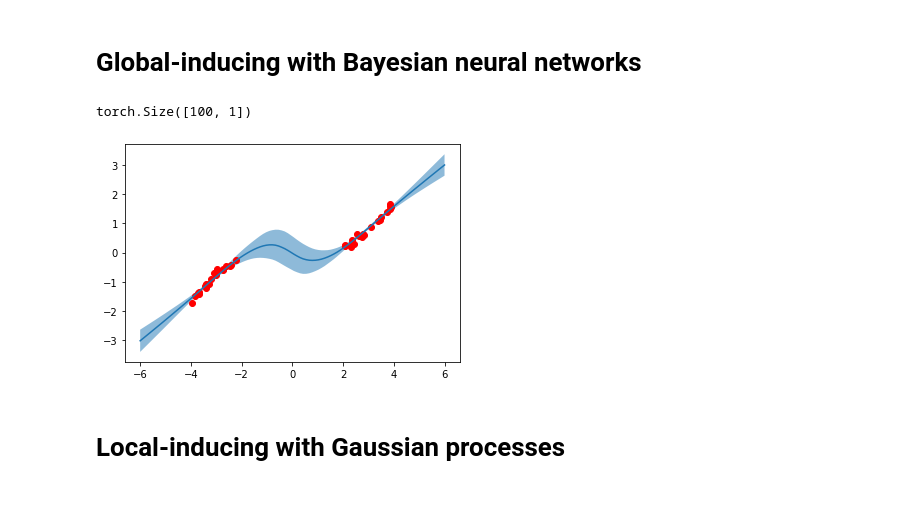
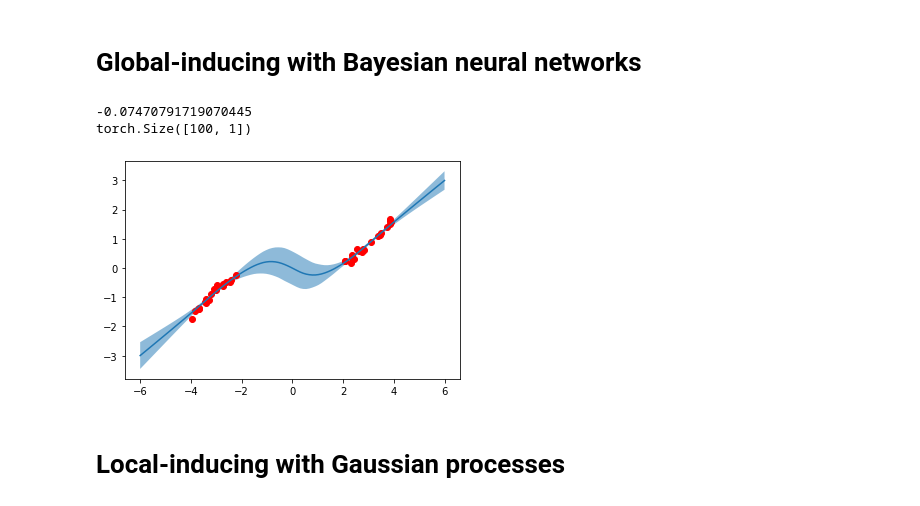
Before and after one commit to LaurenceA/bayesfunc, a Jupyter notebook: examples/simple.ipynb, the cells around one changed output. Cells and saved outputs as stored; diff of their text form; code cells hidden in the pictures.

```diff
--- a/examples/simple.ipynb
+++ b/examples/simple.ipynb
@@ -96,19 +97,20 @@ Global-inducing with Bayesian neural networks
 # %%
 inducing_batch=40
 net = nn.Sequential(
     bf.GILinear(in_features=1, out_features=50, inducing_batch=inducing_batch, bias=True),
     nn.ReLU(),
     bf.GILinear(in_features=50, out_features=50, inducing_batch=inducing_batch, bias=True),
     nn.ReLU(),
-    bf.GILinear(in_features=50, out_features=1, inducing_batch=inducing_batch, bias=True)
+    bf.GILinear(in_features=50, out_features=1, inducing_batch=inducing_batch, bias=True, full_prec=True)
 )
 net = bf.InducingWrapper(net, inducing_batch=inducing_batch, inducing_data=t.linspace(-4, 4, inducing_batch)[:, None])
 net = net.to(device=device, dtype=dtype)
 train(net)
 plot(net)
 # %% [output]
+-0.07470791719070445
 torch.Size([100, 1])
-[figure, old version]
+[figure, new version]
 # %% [markdown]
 Local-inducing with Gaussian processes
 ========
```
Also changed, not shown: parts of 1 cell of this notebook, 1 other file.
